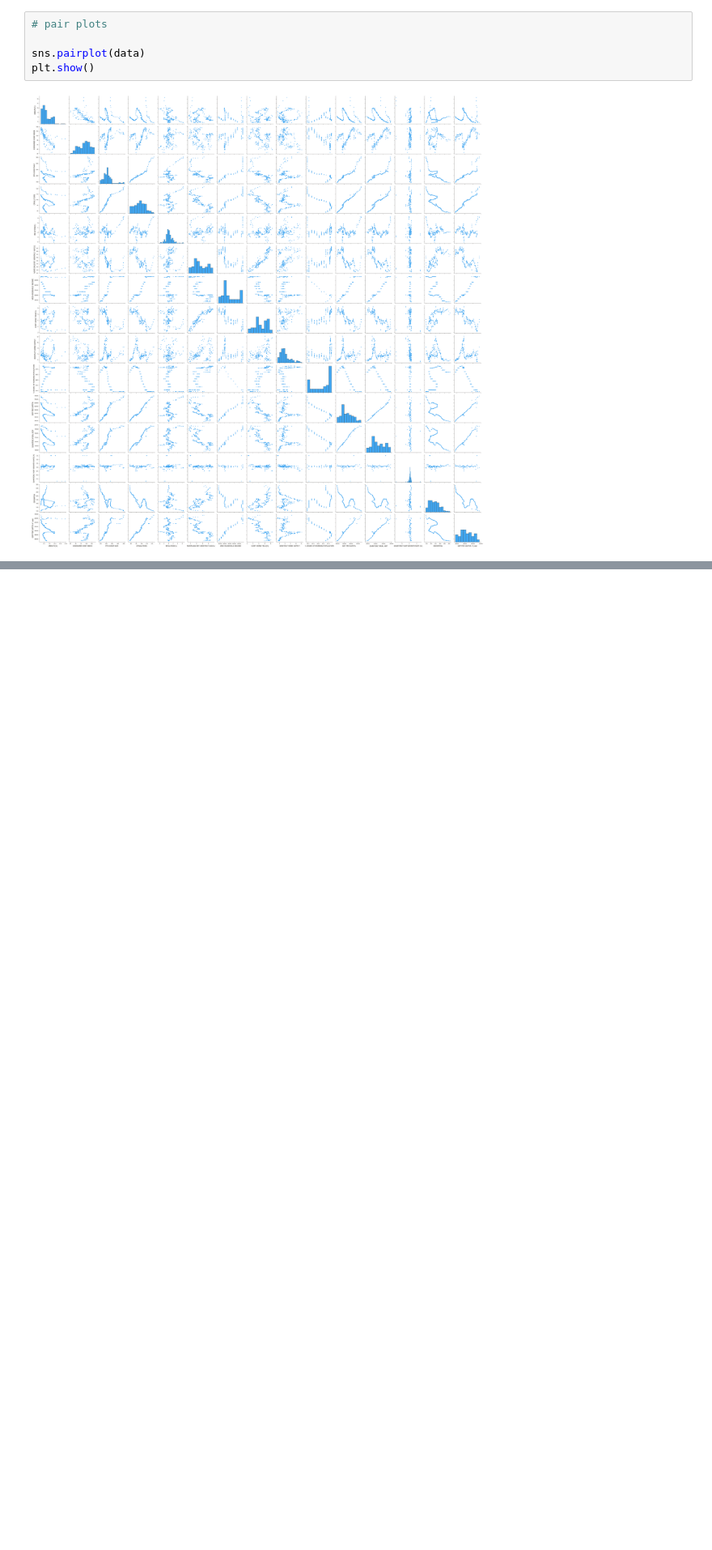
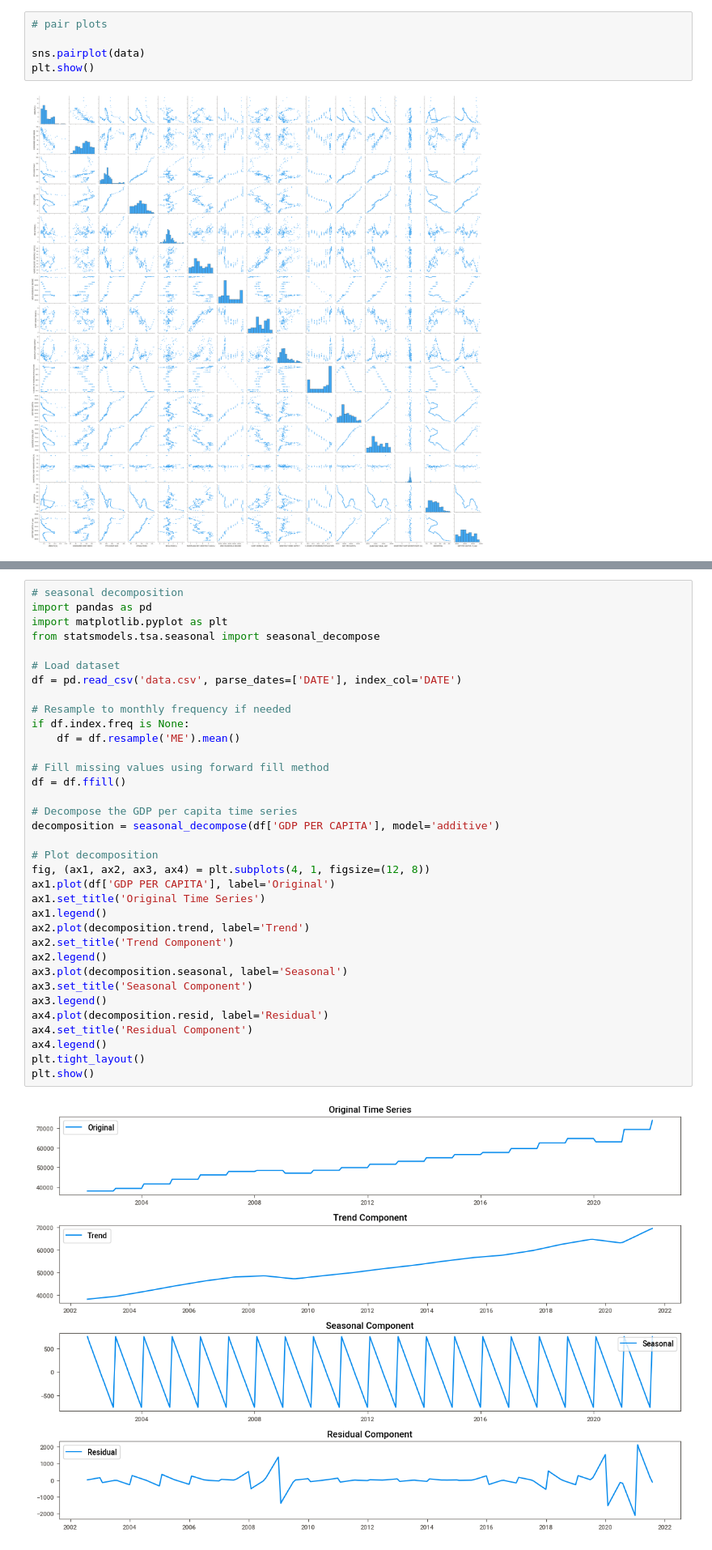
Before and after one commit to hwiminPark/Forecasting_GDP_Per_Capita_in_US, a Jupyter notebook: Forecasting_GDP_Per_Capita_in_US.ipynb, the cells around one changed output, grey strips where cells are left out. Shown at 81% size. Drawn from its saved outputs; the diff is of its cells as text; blank space fills up the shorter version.

Commit message:
added time series analysis

```diff
--- a/Forecasting_GDP_Per_Capita_in_US.ipynb
+++ b/Forecasting_GDP_Per_Capita_in_US.ipynb
@@ -152,0 +155,37 @@ plt.show()
+# %%
+# seasonal decomposition
+import pandas as pd
+import matplotlib.pyplot as plt
+from statsmodels.tsa.seasonal import seasonal_decompose
+
+# Load dataset
+df = pd.read_csv('data.csv', parse_dates=['DATE'], index_col='DATE')
+
+# Resample to monthly frequency if needed
+if df.index.freq is None:
+    df = df.resample('ME').mean()
+
+# Fill missing values using forward fill method
+df = df.ffill()
+
+# Decompose the GDP per capita time series
+decomposition = seasonal_decompose(df['GDP PER CAPITA'], model='additive')
+
+# Plot decomposition
+fig, (ax1, ax2, ax3, ax4) = plt.subplots(4, 1, figsize=(12, 8))
+ax1.plot(df['GDP PER CAPITA'], label='Original')
+ax1.set_title('Original Time Series')
+ax1.legend()
+ax2.plot(decomposition.trend, label='Trend')
+ax2.set_title('Trend Component')
+ax2.legend()
+ax3.plot(decomposition.seasonal, label='Seasonal')
+ax3.set_title('Seasonal Component')
+ax3.legend()
+ax4.plot(decomposition.resid, label='Residual')
+ax4.set_title('Residual Component')
+ax4.legend()
+plt.tight_layout()
+plt.show()
+# %% [output]
+[figure, added]
```
Also changed, not shown: parts of 3 cells of this notebook.
